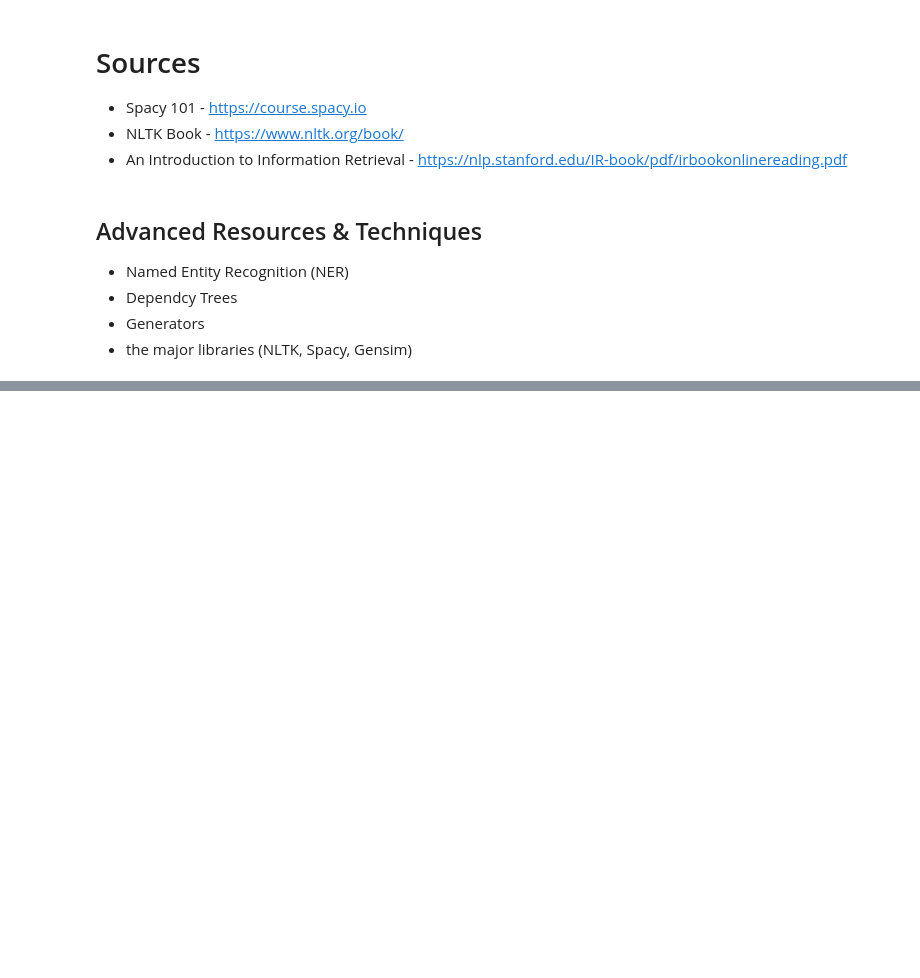
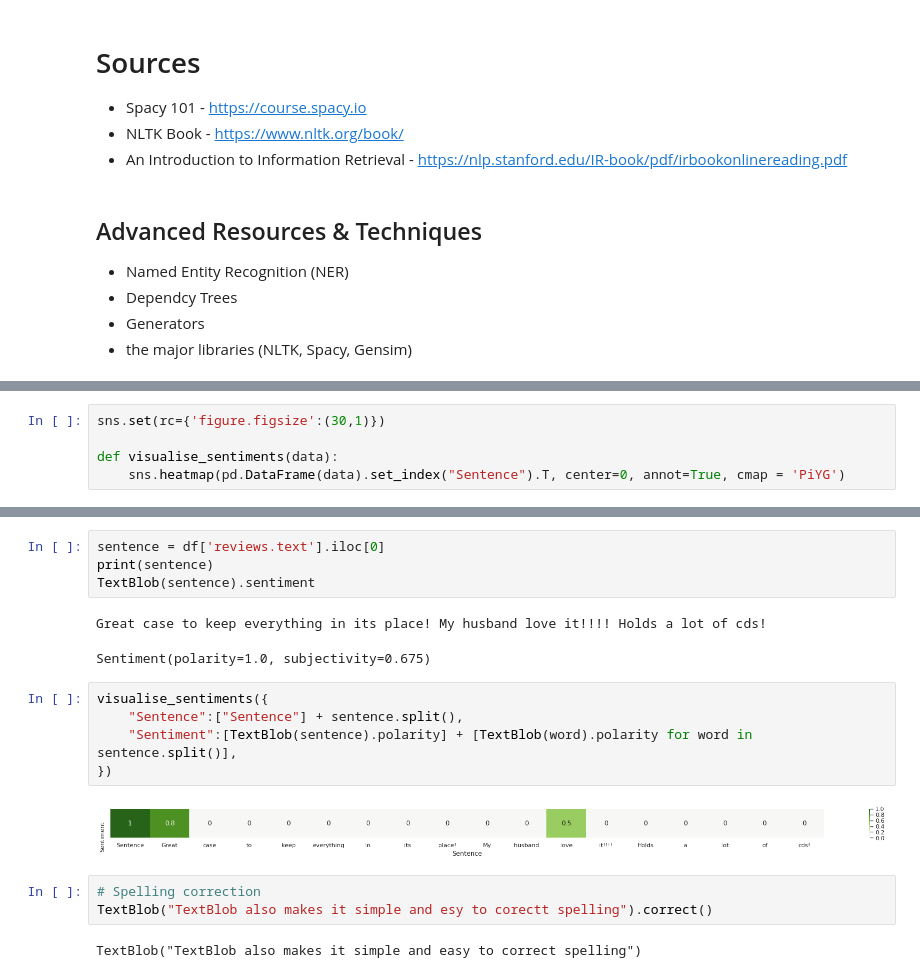
Before and after one commit to JeffreyAsuncion/DS-Unit-4-Sprint-1-NLP, a Jupyter notebook: module1-text-data/LS_DS_411_Text Data_Lecture-AlexKim.ipynb, the cells around one changed output, grey strips where cells are left out. Cells and saved outputs as stored; diff of their text form; blank space fills up the shorter version.

```diff
--- a/module1-text-data/LS_DS_411_Text Data_Lecture-AlexKim.ipynb
+++ b/module1-text-data/LS_DS_411_Text Data_Lecture-AlexKim.ipynb
@@ -923,0 +968,5 @@ You will apply similar techniques to today's [module project assignment](LS_DS_4
+# %%
+sns.set(rc={'figure.figsize':(30,1)})
+
+def visualise_sentiments(data):
+    sns.heatmap(pd.DataFrame(data).set_index("Sentence").T, center=0, annot=True, cmap = 'PiYG')
@@ -923,0 +984,19 @@ You will apply similar techniques to today's [module project assignment](LS_DS_4
+# %%
+sentence = df['reviews.text'].iloc[0]
+print(sentence)
+TextBlob(sentence).sentiment
+# %% [output]
+Great case to keep everything in its place! My husband love it!!!! Holds a lot of cds!
+Sentiment(polarity=1.0, subjectivity=0.675)
+# %%
+visualise_sentiments({
+    "Sentence":["Sentence"] + sentence.split(),
+    "Sentiment":[TextBlob(sentence).polarity] + [TextBlob(word).polarity for word in sentence.split()],
+})
+# %% [output]
+[figure, added]
+# %%
+# Spelling correction
+TextBlob("TextBlob also makes it simple and esy to corectt spelling").correct()
+# %% [output]
+TextBlob("TextBlob also makes it simple and easy to correct spelling")
```
Also changed, not shown: parts of 21 cells of this notebook, 1 other file.
